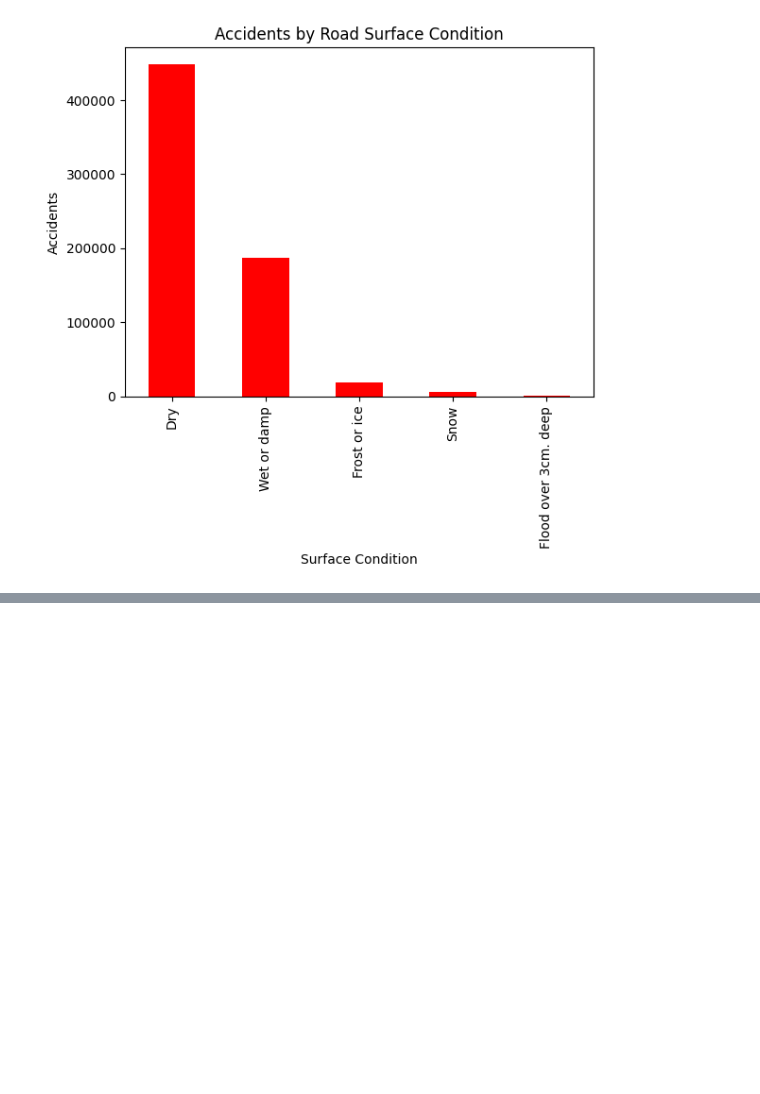
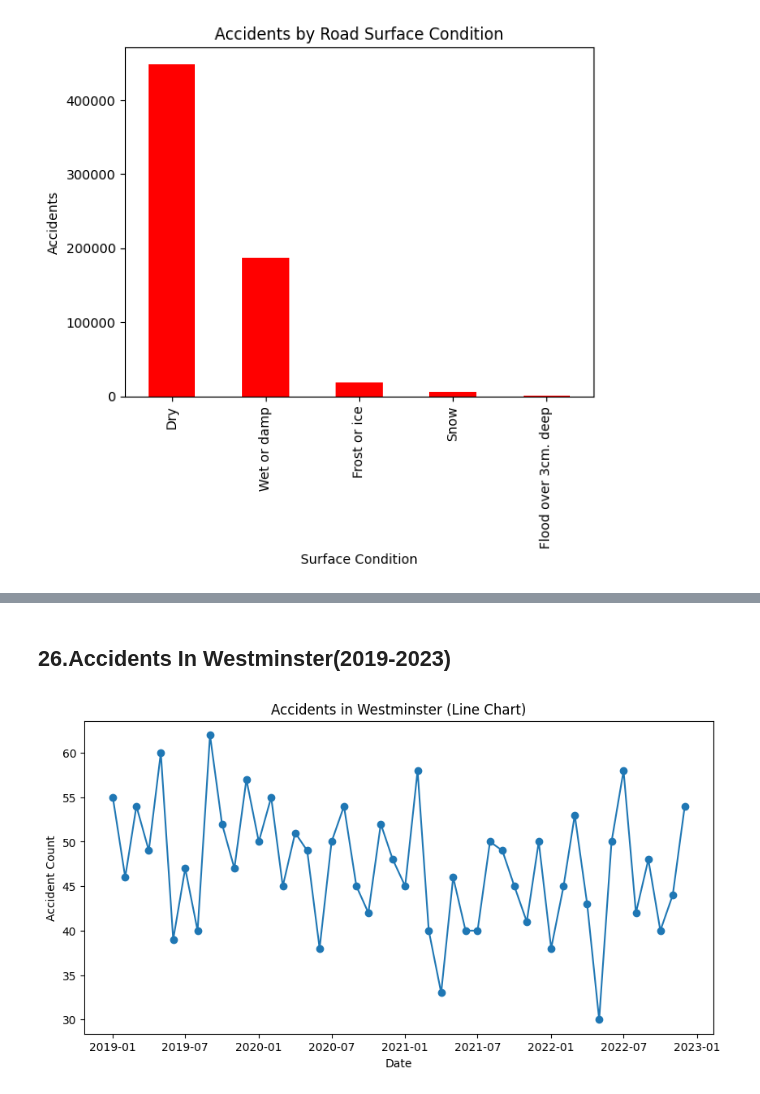
Before and after one commit to Salazar044/ITELEC303_SALAZAR_ACTIVITY2, a Jupyter notebook: Activity2.ipynb, the cells around one changed output, grey strips where cells are left out. Saved outputs shown, nothing was run; the diff lists cells and outputs as text; code cells hidden in the pictures; blank space fills up the shorter version.

```diff
--- a/Activity2.ipynb
+++ b/Activity2.ipynb
@@ -459,0 +450,13 @@ plt.show()
+# %% [markdown]
+<h2>26.Accidents In Westminster(2019-2023)</h2>
+# %%
+df1 = accident[accident['District Area'] == "Westminster"]
+monthly1 = df1.groupby(['Year','Month']).size().reset_index(name='Accident Count')
+monthly1['Date'] = pd.to_datetime(monthly1[['Year','Month']].assign(DAY=1))
+plt.figure(figsize=(10,5))
+plt.plot(monthly1['Date'], monthly1['Accident Count'], marker='o')
+plt.title("Accidents in Westminster (Line Chart)")
+plt.xlabel("Date"); plt.ylabel("Accident Count")
+plt.show()
+# %% [output]
+[figure, added]
```
Also changed, not shown: parts of 20 cells of this notebook.
